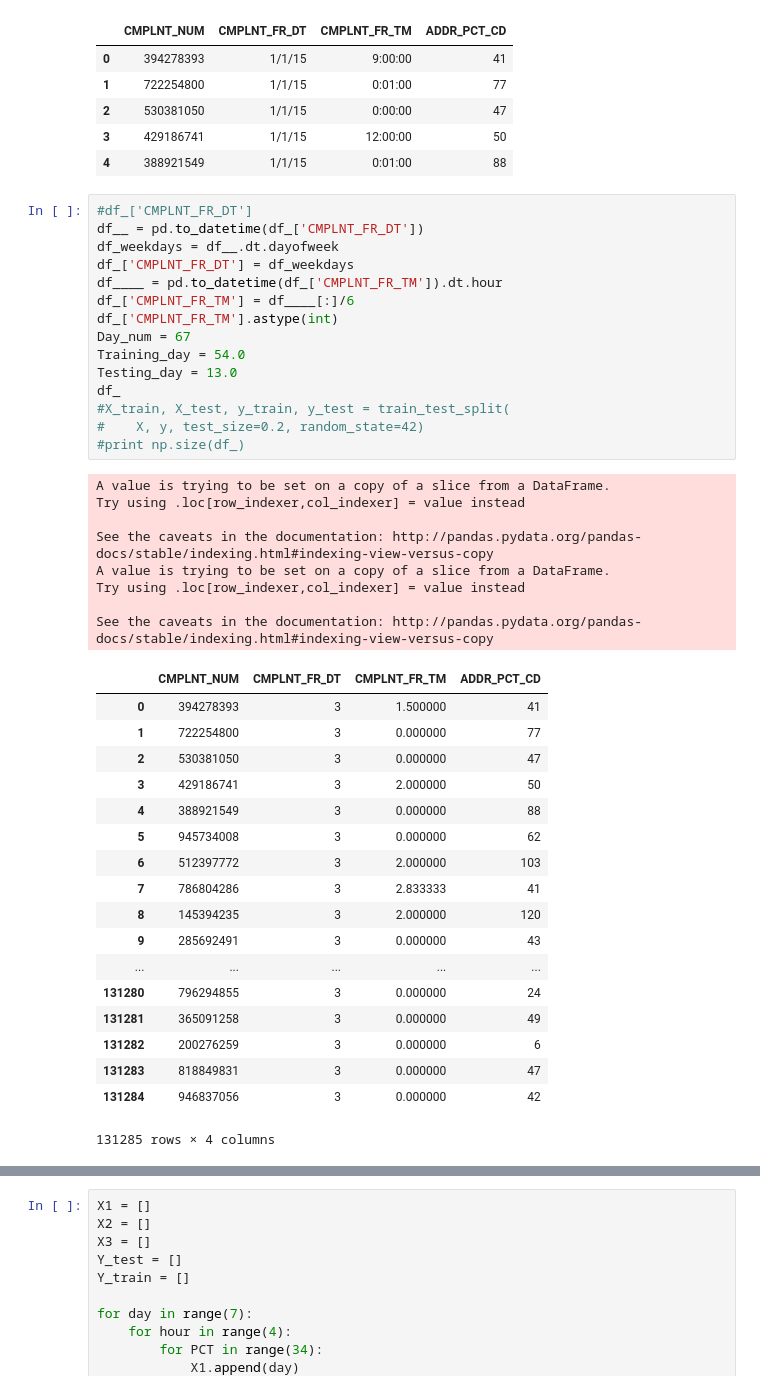
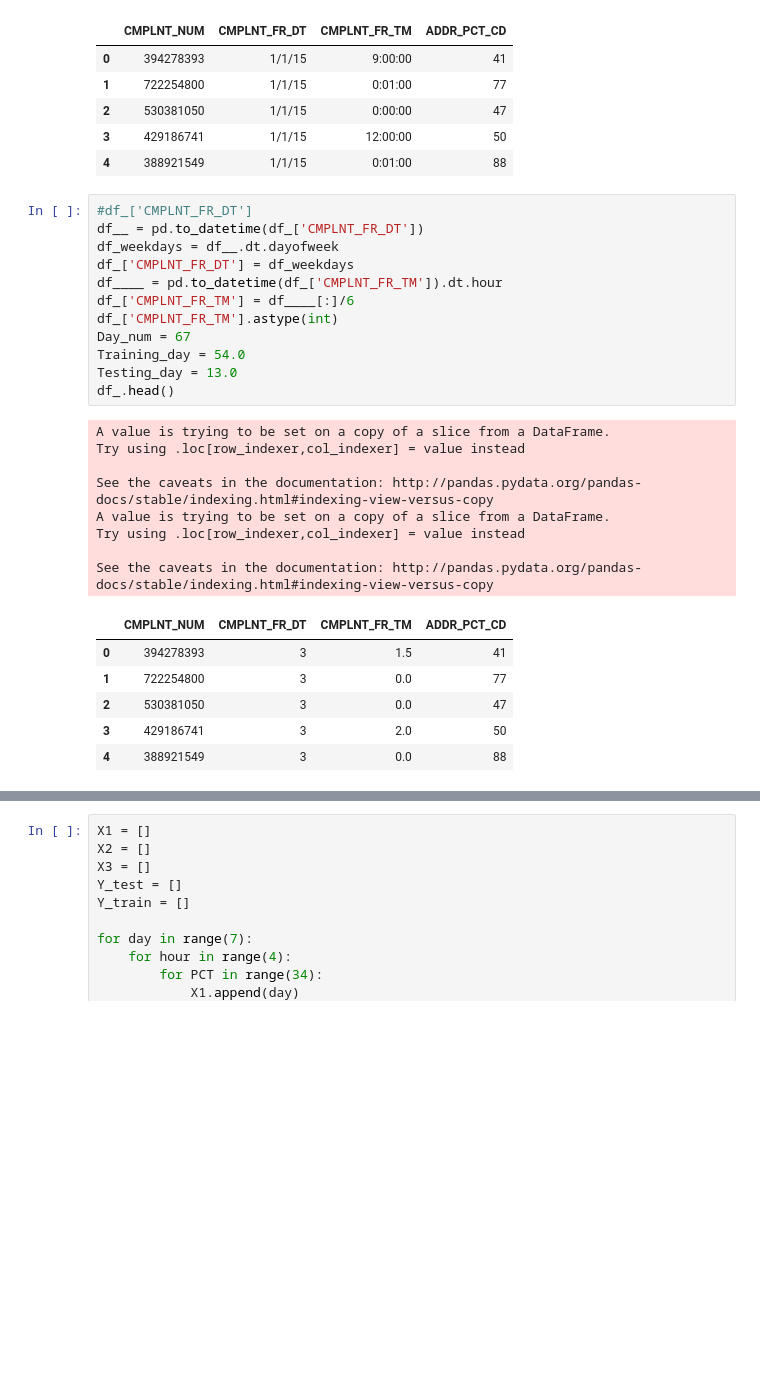
Before and after one commit to yh2866/E4990-data-science-project, a Jupyter notebook: Code_updated.ipynb, the cells around one changed output, grey strips where cells are left out. Cells and saved outputs as stored; diff of their text form; blank space fills up the shorter version.

```diff
--- a/Code_updated.ipynb
+++ b/Code_updated.ipynb
@@ -25,45 +25,30 @@ df_.head()
 # %%
 #df_['CMPLNT_FR_DT']
 df__ = pd.to_datetime(df_['CMPLNT_FR_DT'])
 df_weekdays = df__.dt.dayofweek
 df_['CMPLNT_FR_DT'] = df_weekdays
 df____ = pd.to_datetime(df_['CMPLNT_FR_TM']).dt.hour
 df_['CMPLNT_FR_TM'] = df____[:]/6
 df_['CMPLNT_FR_TM'].astype(int)
 Day_num = 67
 Training_day = 54.0
 Testing_day = 13.0
-df_
-#X_train, X_test, y_train, y_test = train_test_split(
-#    X, y, test_size=0.2, random_state=42)
-#print np.size(df_)
+df_.head()
 # %% [output]
 A value is trying to be set on a copy of a slice from a DataFrame.
 Try using .loc[row_indexer,col_indexer] = value instead
 
 See the caveats in the documentation: http://pandas.pydata.org/pandas-docs/stable/indexing.html#indexing-view-versus-copy
 A value is trying to be set on a copy of a slice from a DataFrame.
 Try using .loc[row_indexer,col_indexer] = value instead
 
 See the caveats in the documentation: http://pandas.pydata.org/pandas-docs/stable/indexing.html#indexing-view-versus-copy
 |  | CMPLNT_NUM | CMPLNT_FR_DT | CMPLNT_FR_TM | ADDR_PCT_CD |
-| 0 | 394278393 | 3 | 1.500000 | 41 |
-| 1 | 722254800 | 3 | 0.000000 | 77 |
-| 2 | 530381050 | 3 | 0.000000 | 47 |
-| 3 | 429186741 | 3 | 2.000000 | 50 |
-| 4 | 388921549 | 3 | 0.000000 | 88 |
-| 5 | 945734008 | 3 | 0.000000 | 62 |
-| 6 | 512397772 | 3 | 2.000000 | 103 |
-| 7 | 786804286 | 3 | 2.833333 | 41 |
-| 8 | 145394235 | 3 | 2.000000 | 120 |
-| 9 | 285692491 | 3 | 0.000000 | 43 |
-| ... | ... | ... | ... | ... |
-| 131280 | 796294855 | 3 | 0.000000 | 24 |
-| 131281 | 365091258 | 3 | 0.000000 | 49 |
-| 131282 | 200276259 | 3 | 0.000000 | 6 |
-| 131283 | 818849831 | 3 | 0.000000 | 47 |
-| 131284 | 946837056 | 3 | 0.000000 | 42 |
+| 0 | 394278393 | 3 | 1.5 | 41 |
+| 1 | 722254800 | 3 | 0.0 | 77 |
+| 2 | 530381050 | 3 | 0.0 | 47 |
+| 3 | 429186741 | 3 | 2.0 | 50 |
+| 4 | 388921549 | 3 | 0.0 | 88 |
-131285 rows × 4 columns
 # %%
 from sklearn.model_selection import train_test_split
 train, test = train_test_split(df_, test_size = 0.194)
```
Also changed, not shown: parts of 10 cells of this notebook, 1 other file.
